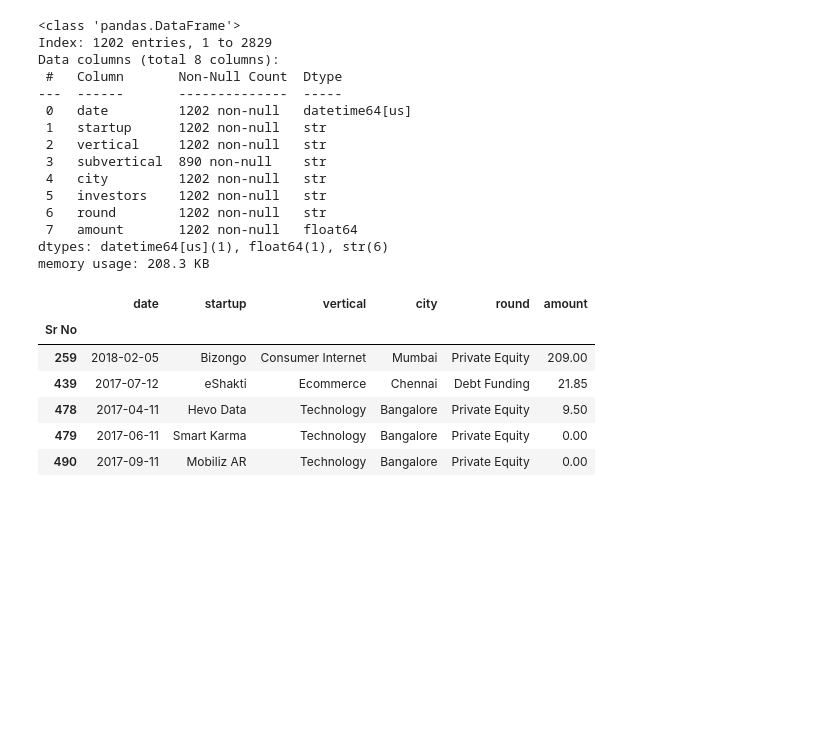
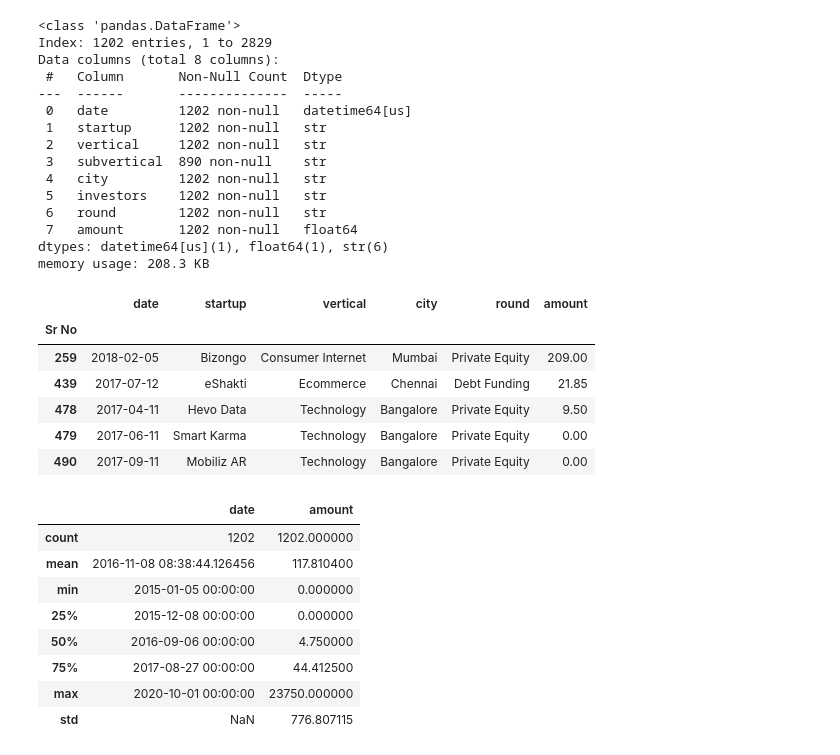
Before and after one commit to aayushmanz/Machine-Learning-with-Python, a Jupyter notebook: StreamLit/Startup.ipynb, the cells around one changed output. Cells and saved outputs as stored; diff of their text form; code cells hidden in the pictures; blank space fills up the shorter version.

```diff
--- a/StreamLit/Startup.ipynb
+++ b/StreamLit/Startup.ipynb
@@ -162,3 +163,15 @@ df[df['investors'].str.contains('IDG Ventures')].head()[['date', 'startup', 'ver
 | 478 | 2017-04-11 | Hevo Data | Technology | Bangalore | Private Equity | 9.50 |
 | 479 | 2017-06-11 | Smart Karma | Technology | Bangalore | Private Equity | 0.00 |
 | 490 | 2017-09-11 | Mobiliz AR | Technology | Bangalore | Private Equity | 0.00 |
+# %%
+df.describe()
+# %% [output]
+|  | date | amount |
+| count | 1202 | 1202.000000 |
+| mean | 2016-11-08 08:38:44.126456 | 117.810400 |
+| min | 2015-01-05 00:00:00 | 0.000000 |
+| 25% | 2015-12-08 00:00:00 | 0.000000 |
+| 50% | 2016-09-06 00:00:00 | 4.750000 |
+| 75% | 2017-08-27 00:00:00 | 44.412500 |
+| max | 2020-10-01 00:00:00 | 23750.000000 |
+| std | NaN | 776.807115 |
```
Also changed, not shown: parts of 1 cell of this notebook.
